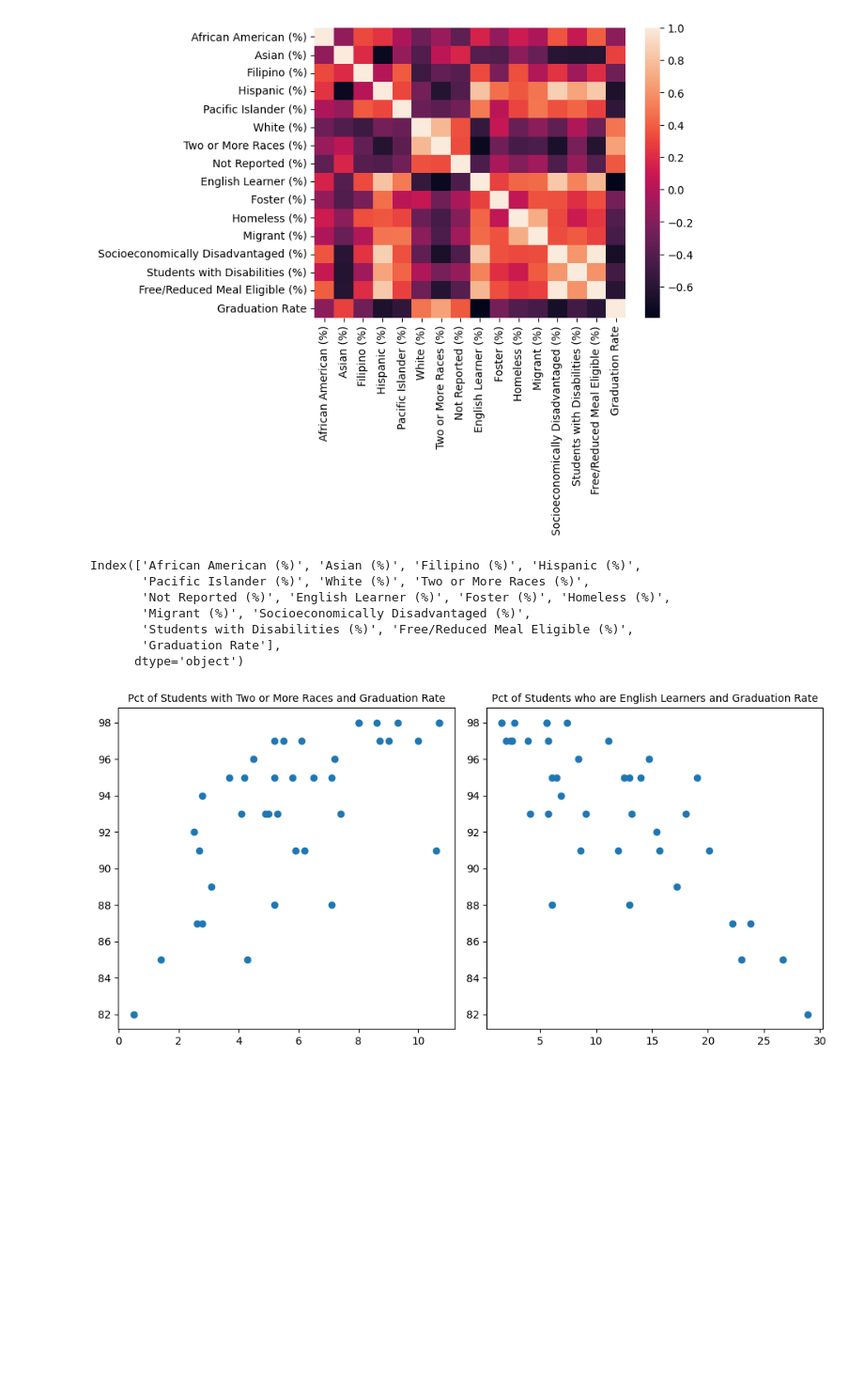
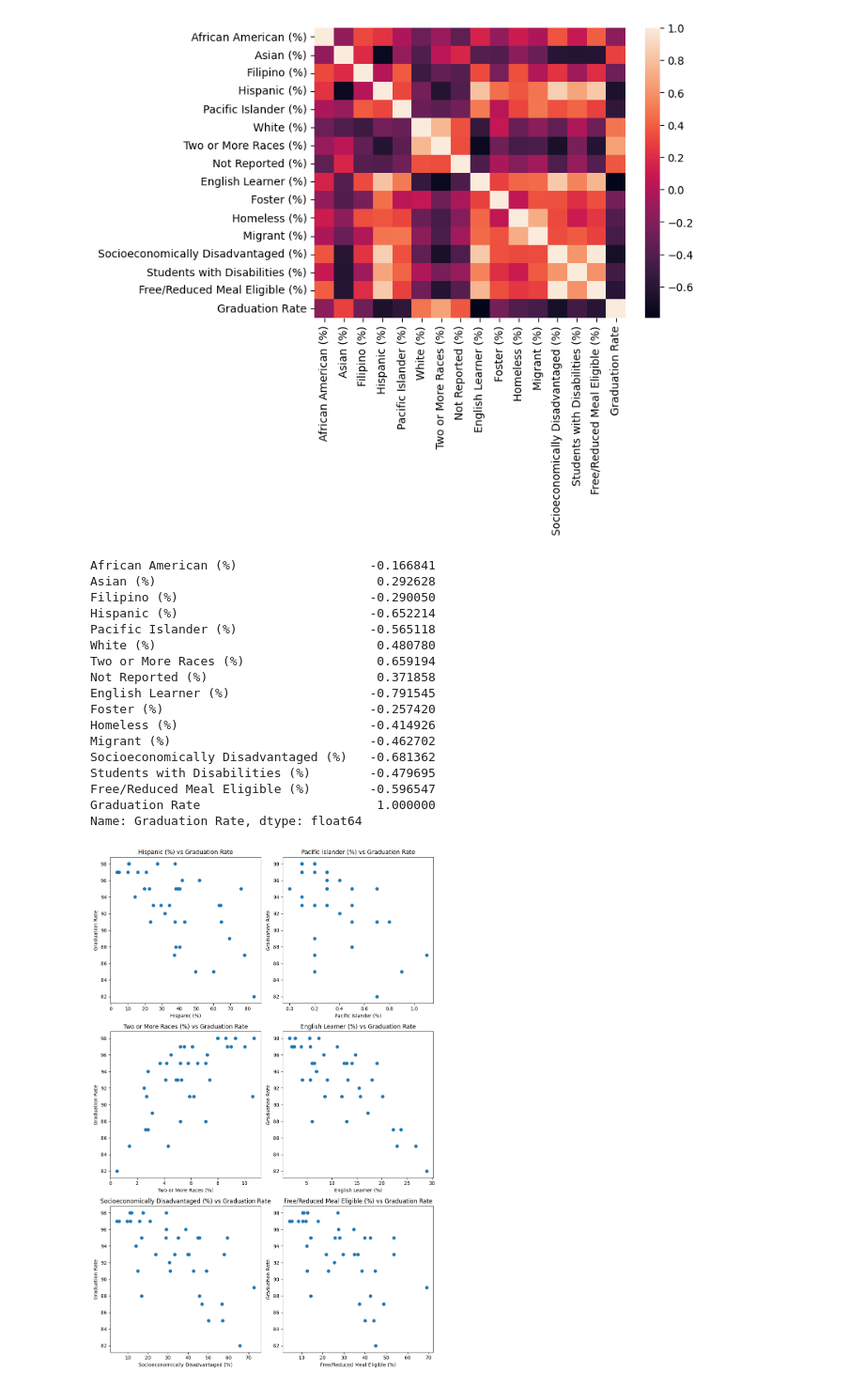
Before and after one commit to its-melina/high-schools-data-analytics, a Jupyter notebook: grad_rate_analysis.ipynb, the cells around one changed output. Shown at 94% size. Drawn from its saved outputs; the diff is of its cells as text; code cells hidden in the pictures; blank space fills up the shorter version.

Commit message:
more graphing

```diff
--- a/grad_rate_analysis.ipynb
+++ b/grad_rate_analysis.ipynb
@@ -37,25 +38,42 @@ sns.heatmap(corr)
 # %% [output]
 <AxesSubplot:>
 [figure]
-# %%
-# plotting high correlation features with grad rates
-high_corr_cols = corr.columns[(corr.abs() > 0.9999).any()]
-print(high_corr_cols)
-
-fig, axes = plt.subplots(1, 2, figsize = (10,5))
-
-axes[0].scatter(x=schools['Two or More Races (%)'], y=schools['Graduation Rate'])
-axes[0].set_title('Pct of Students with Two or More Races and Graduation Rate', fontsize=10)
-axes[1].scatter(x=schools['English Learner (%)'], y=schools['Graduation Rate'])
-axes[1].set_title('Pct of Students who are English Learners and Graduation Rate', fontsize=10)
-plt.tight_layout()
-plt.show()
-# %% [output]
-Index(['African American (%)', 'Asian (%)', 'Filipino (%)', 'Hispanic (%)',
-       'Pacific Islander (%)', 'White (%)', 'Two or More Races (%)',
-       'Not Reported (%)', 'English Learner (%)', 'Foster (%)', 'Homeless (%)',
-       'Migrant (%)', 'Socioeconomically Disadvantaged (%)',
-       'Students with Disabilities (%)', 'Free/Reduced Meal Eligible (%)',
-       'Graduation Rate'],
-      dtype='object')
-[figure, removed]
+# %%
+# plotting high correlation features with grad rates
+corrs = schools[cols].corr()['Graduation Rate']
+print(corrs)
+high_corr_cols = corrs[abs(corrs.values) > 0.5].index.tolist()
+high_corr_cols.remove('Graduation Rate')
+
+num_rows = len(high_corr_cols) // 2
+fig, axes = plt.subplots(num_rows, 2, figsize=(10,15))
+axes = axes.flatten()
+
+for i, col in enumerate(high_corr_cols):
+    ax = axes[i]
+    ax.scatter(x=schools[col], y=schools['Graduation Rate'])
+    ax.set_title(col + ' vs Graduation Rate')
+    ax.set_xlabel(col)
+    ax.set_ylabel('Graduation Rate')
+
+plt.tight_layout()
+plt.show()
+# %% [output]
+African American (%)                  -0.166841
+Asian (%)                              0.292628
+Filipino (%)                          -0.290050
+Hispanic (%)                          -0.652214
+Pacific Islander (%)                  -0.565118
+White (%)                              0.480780
+Two or More Races (%)                  0.659194
+Not Reported (%)                       0.371858
+English Learner (%)                   -0.791545
+Foster (%)                            -0.257420
+Homeless (%)                          -0.414926
+Migrant (%)                           -0.462702
+Socioeconomically Disadvantaged (%)   -0.681362
+Students with Disabilities (%)        -0.479695
+Free/Reduced Meal Eligible (%)        -0.596547
+Graduation Rate                        1.000000
+Name: Graduation Rate, dtype: float64
+[figure, added]
```
Also changed, not shown: parts of 4 cells of this notebook.
